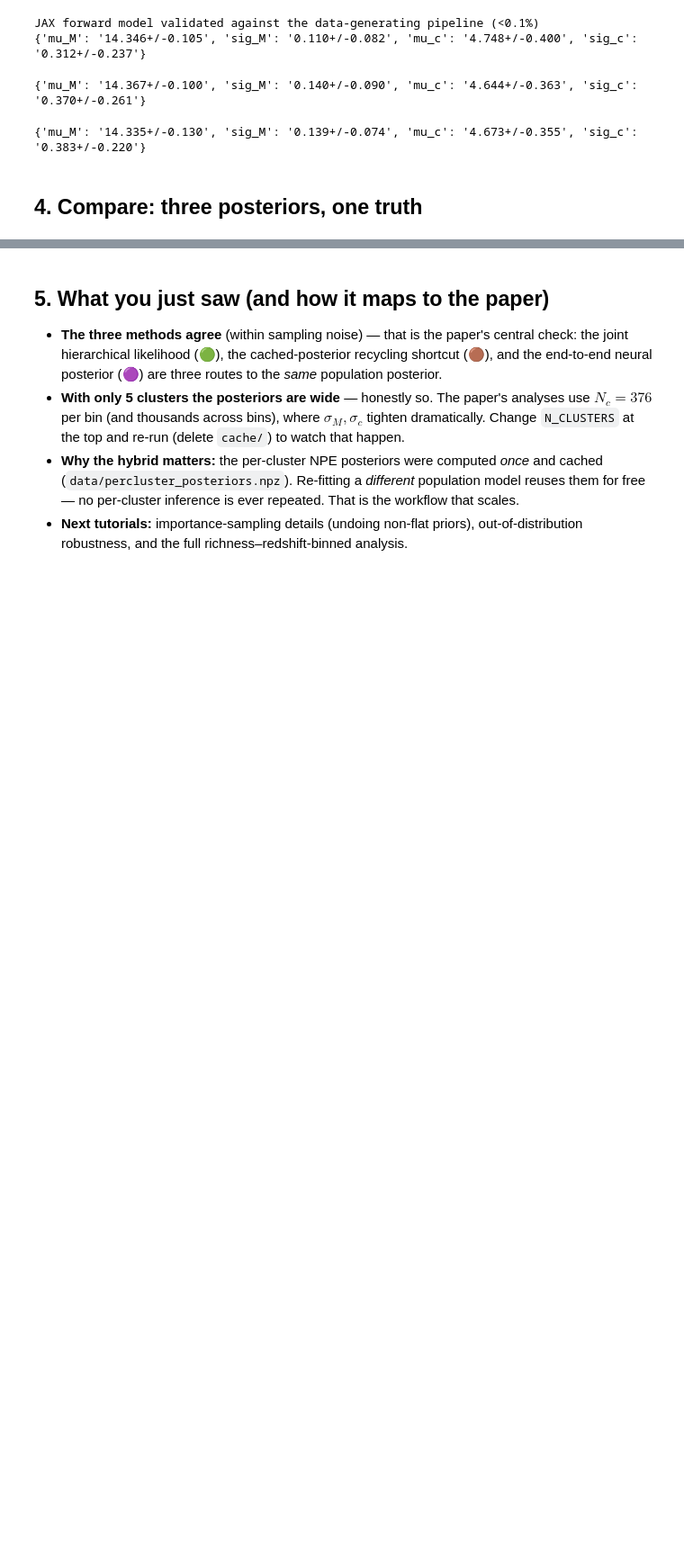
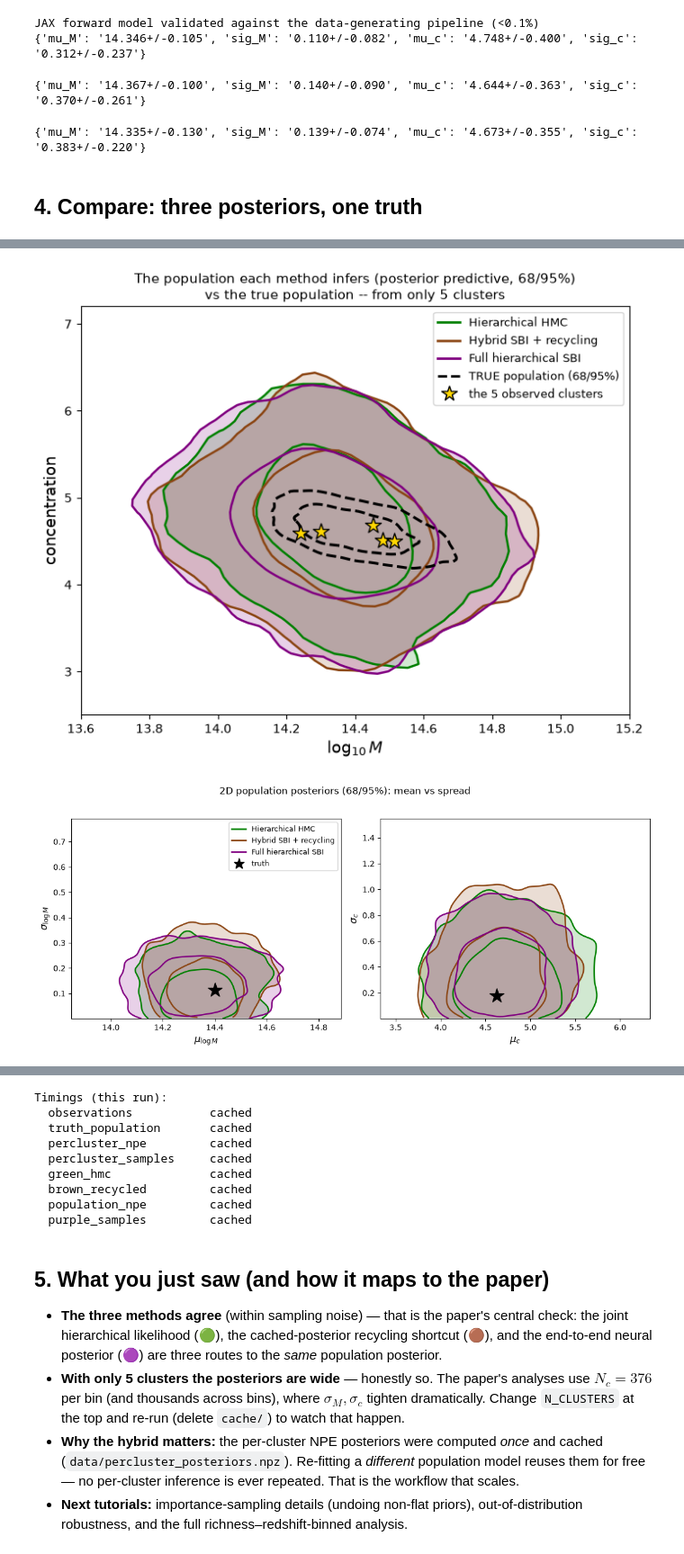
Before and after one commit to LSSTDESC/CL-SBI, a Jupyter notebook: notebooks/tutorial_01_population_inference/tutorial_01_population_inference.ipynb, the cells around one changed output, grey strips where cells are left out. Shown at 90% size. Drawn from its saved outputs; the diff is of its cells as text; code cells hidden in the pictures; blank space fills up the shorter version.

Commit message:
Tutorial 01: posterior-predictive (M,c) population comparison figure
Co-Authored-By: Claude Fable 5 <noreply@anthropic.com>

```diff
--- a/notebooks/tutorial_01_population_inference/tutorial_01_population_inference.ipynb
+++ b/notebooks/tutorial_01_population_inference/tutorial_01_population_inference.ipynb
@@ -398,0 +354,63 @@ Timings (this run):
+# %%
+METHODS = [("Hierarchical HMC", GREEN, "green"), ("Hybrid SBI + recycling", BROWN, "saddlebrown"),
+           ("Full hierarchical SBI", PURPLE, "purple")]
+PARAMS  = [("mu_M", r"$\mu_{\log M}$"), ("sig_M", r"$\sigma_{\log M}$"),
+           ("mu_c", r"$\mu_c$"), ("sig_c", r"$\sigma_c$")]
+
+# THE key comparison: each method's inferred POPULATION in the (logM, c) plane.
+# Draw from the posterior predictive: sample hyperparameters from each method's posterior,
+# then draw (logM, c) from the implied population Gaussian -- the mixture is "the population
+# this method believes in", directly comparable to the true population.
+def predictive_population(s, k=20000):
+    rng = np.random.default_rng(0)
+    idx = rng.integers(0, len(s["mu_M"]), k)
+    logM = rng.normal(s["mu_M"][idx], s["sig_M"][idx])
+    c    = rng.normal(s["mu_c"][idx], np.abs(s["sig_c"][idx]))
+    return np.column_stack([logM, c])
+
+fig, ax = plt.subplots(figsize=(8, 6))
+for name, smp, color in METHODS:
+    kde_contours(ax, predictive_population(smp), color, fill=True)
+kde_contours(ax, POP[:8000], "k", ls="--", lw=2.2)
+ax.scatter(OBS["true_mc"][:, 0], OBS["true_mc"][:, 1], marker="*", s=180, color="gold",
+           edgecolor="k", zorder=6, label="the 5 observed clusters (truth)")
+from matplotlib.lines import Line2D
+ax.legend(handles=[Line2D([], [], color=c, lw=2, label=n) for n, _, c in METHODS]
+          + [Line2D([], [], color="k", ls="--", lw=2, label="TRUE population (68/95%)"),
+             Line2D([], [], marker="*", ls="", ms=13, mfc="gold", mec="k", label="the 5 observed clusters")],
+          fontsize=9, loc="upper right")
+ax.set_xlabel(r"$\log_{10} M$", fontsize=13); ax.set_ylabel("concentration", fontsize=13)
+ax.set_xlim(13.6, 15.2); ax.set_ylim(2.5, 7.2)
+ax.set_title("The population each method infers (posterior predictive, 68/95%)\nvs the true population -- from only 5 clusters", fontsize=11)
+plt.show()
+
+# 2D posteriors: the (mean, spread) planes for mass and concentration
+fig, axes = plt.subplots(1, 2, figsize=(11, 4.6))
+for ax, (kx, ky, lx, ly) in zip(axes, [("mu_M", "sig_M", r"$\mu_{\log M}$", r"$\sigma_{\log M}$"),
+                                        ("mu_c", "sig_c", r"$\mu_c$", r"$\sigma_c$")]):
+    for name, smp, color in METHODS:
+        kde_contours(ax, np.column_stack([smp[kx], smp[ky]]), color, fill=True)
+    ax.scatter(TRUE[kx], TRUE[ky], marker="*", s=350, color="k", zorder=6, label="truth")
+    ax.set_xlabel(lx, fontsize=12); ax.set_ylabel(ly, fontsize=12)
+from matplotlib.lines import Line2D
+axes[0].legend(handles=[Line2D([], [], color=c, lw=2, label=n) for n, _, c in METHODS]
+               + [Line2D([], [], marker="*", ls="", ms=14, mfc="k", mec="k", label="truth")], fontsize=9)
+fig.suptitle("2D population posteriors (68/95%): mean vs spread", y=1.02)
+plt.tight_layout(); plt.show()
+
+fig, axes = plt.subplots(2, 2, figsize=(10, 7))
+for ax, (key, label) in zip(axes.ravel(), PARAMS):
+    for name, s, color in METHODS:
+        ax.hist(s[key], bins=40, density=True, histtype="step", lw=2, color=color, label=name)
+    ax.axvline(TRUE[key], color="k", ls="--", lw=2, label="truth (population)")
+    ax.set_xlabel(label); ax.set_yticks([])
+axes[0, 0].legend(fontsize=8)
+fig.suptitle(f"Population posteriors from {N_CLUSTERS} clusters -- three methods, same priors", y=1.0)
+plt.tight_layout(); plt.show()
+
+print("Timings (this run):")
+for k, (status, dt) in TIMINGS.items():
+    print(f"  {k:<22} {status}" + (f"  {dt:6.1f}s" if dt else ""))
+# %% [output]
+[figure, added]
+[figure, added]
@@ -399,3 +418,12 @@ Timings (this run):
+Timings (this run):
+  observations           cached
+  truth_population       cached
+  percluster_npe         cached
+  percluster_samples     cached
+  green_hmc              cached
+  brown_recycled         cached
+  population_npe         cached
+  purple_samples         cached
 # %% [markdown]
 ## 5. What you just saw (and how it maps to the paper)
 
```
Also changed, not shown: parts of 2 cells of this notebook, 1 other file.
